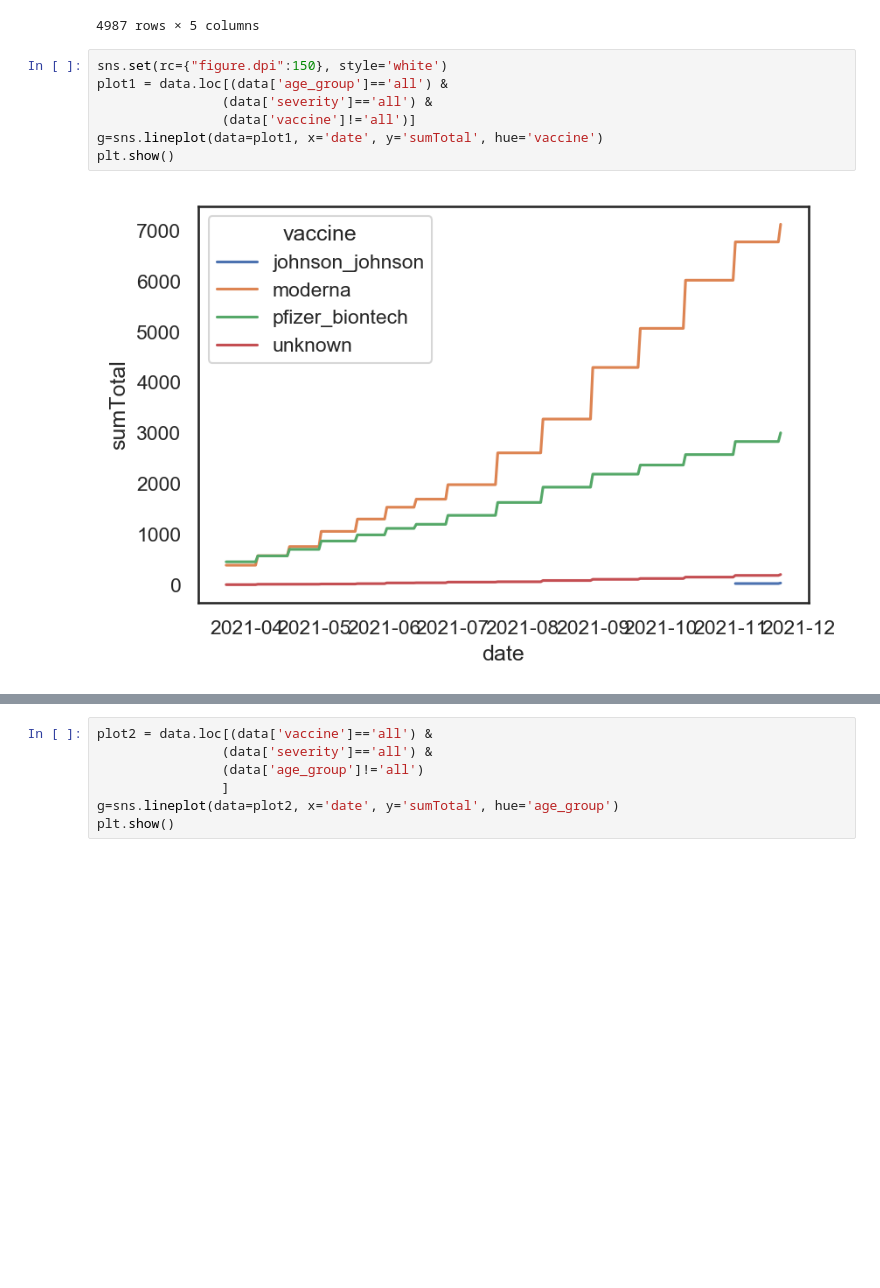
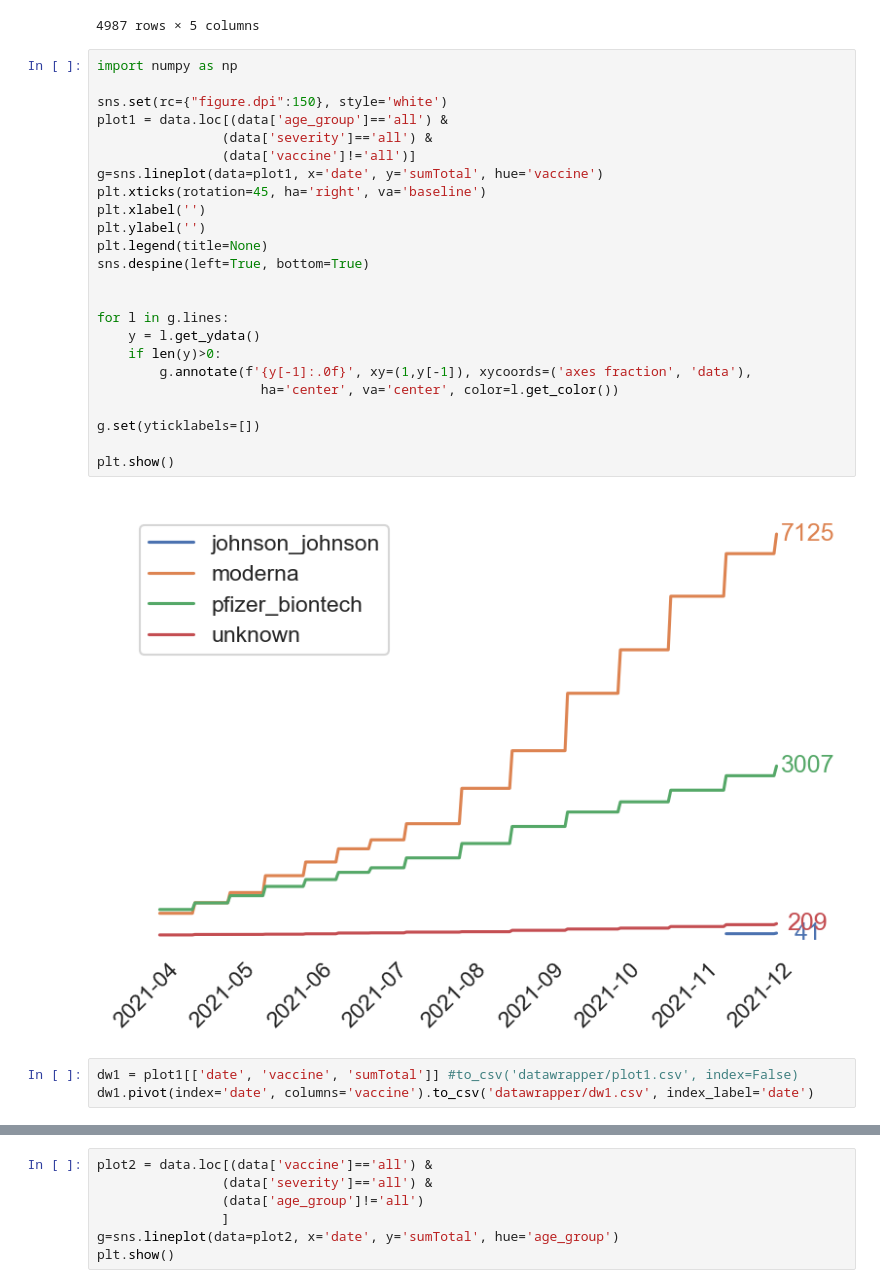
Before and after one commit to jean-luc-jucker/side_effects_202112, a Jupyter notebook: Untitled.ipynb, the cells around one changed output, grey strips where cells are left out. Drawn from its saved outputs; the diff is of its cells as text; blank space fills up the shorter version.

```diff
--- a/Untitled.ipynb
+++ b/Untitled.ipynb
@@ -88,11 +88,31 @@ data
 | 4986 | 2021-11-23 | all | all | unknown | 1271 |
 4987 rows × 5 columns
 # %%
+import numpy as np
+
 sns.set(rc={"figure.dpi":150}, style='white')
 plot1 = data.loc[(data['age_group']=='all') &
                 (data['severity']=='all') &
                 (data['vaccine']!='all')]
 g=sns.lineplot(data=plot1, x='date', y='sumTotal', hue='vaccine')
+plt.xticks(rotation=45, ha='right', va='baseline')
+plt.xlabel('')
+plt.ylabel('')
+plt.legend(title=None)
+sns.despine(left=True, bottom=True)
+
+
+for l in g.lines:
+    y = l.get_ydata()
+    if len(y)>0:
+        g.annotate(f'{y[-1]:.0f}', xy=(1,y[-1]), xycoords=('axes fraction', 'data'),
+                     ha='center', va='center', color=l.get_color())
+
+g.set(yticklabels=[])
+
 plt.show()
 # %% [output]
-[figure, old version]
+[figure, new version]
+# %%
+dw1 = plot1[['date', 'vaccine', 'sumTotal']] #to_csv('datawrapper/plot1.csv', index=False)
+dw1.pivot(index='date', columns='vaccine').to_csv('datawrapper/dw1.csv', index_label='date')
```
Also changed, not shown: parts of 7 cells of this notebook, 4 other files.
